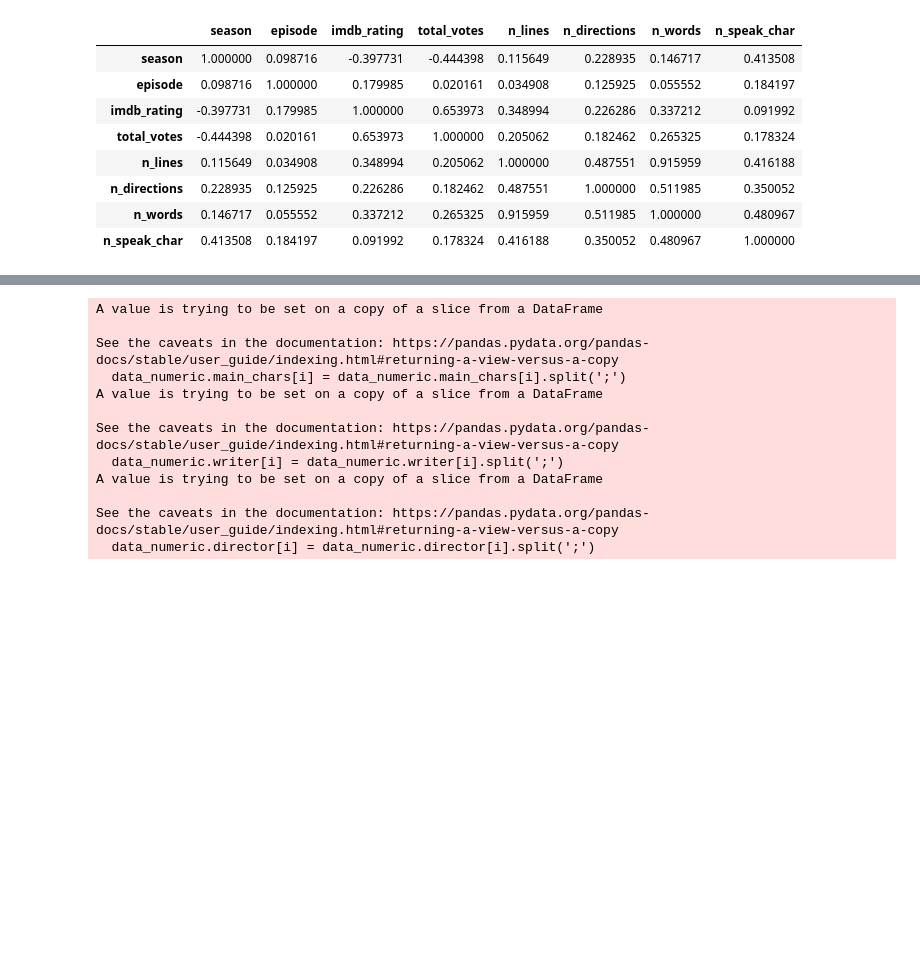
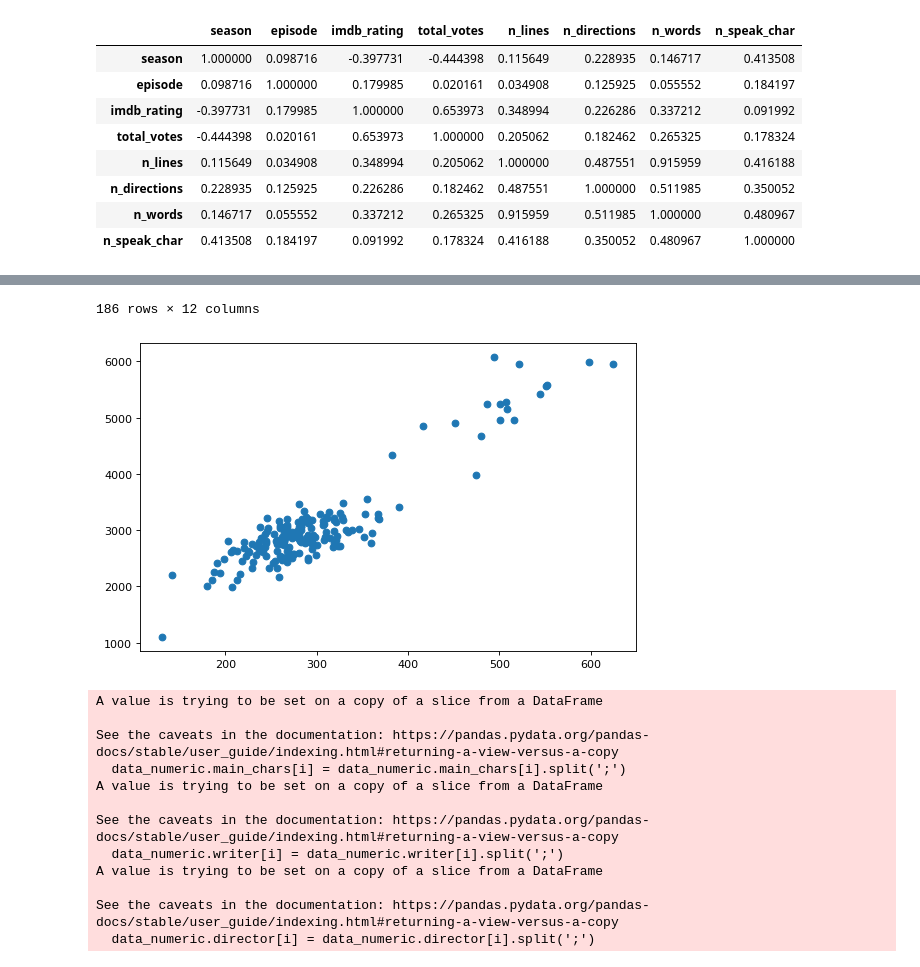
Before and after one commit to BradWangW/imdb_rate_model, a Jupyter notebook: project1.ipynb, the cells around one changed output, grey strips where cells are left out. Saved outputs shown, nothing was run; the diff lists cells and outputs as text; code cells hidden in the pictures; blank space fills up the shorter version.

Commit message:
Dropping highly correlated feature

```diff
--- a/project1.ipynb
+++ b/project1.ipynb
@@ -150,3 +150,12 @@ data.corr()
 | n_directions | 0.228935 | 0.125925 | 0.226286 | 0.182462 | 0.487551 | 1.000000 | 0.511985 | 0.350052 |
 | n_words | 0.146717 | 0.055552 | 0.337212 | 0.265325 | 0.915959 | 0.511985 | 1.000000 | 0.480967 |
 | n_speak_char | 0.413508 | 0.184197 | 0.091992 | 0.178324 | 0.416188 | 0.350052 | 0.480967 | 1.000000 |
+# %%
+#n_lines and n_words are very highly correlated
+fig4, ax4 = plt.subplots()
+plt.scatter(data['n_lines'], data['n_words'])
+#They appear to have a linear relationship
+
+#Let's remove n_words because it's sligthly more correlated with imdb_rating
+data.drop(['n_words'], axis = 1)
+# %% [output]
@@ -153,3 +174,5 @@ data.corr()
+186 rows × 12 columns
+[figure, added]
 # %%
 #Data Formatting
 data_numeric = data.copy()
```
Also changed, not shown: parts of 1 cell of this notebook.
